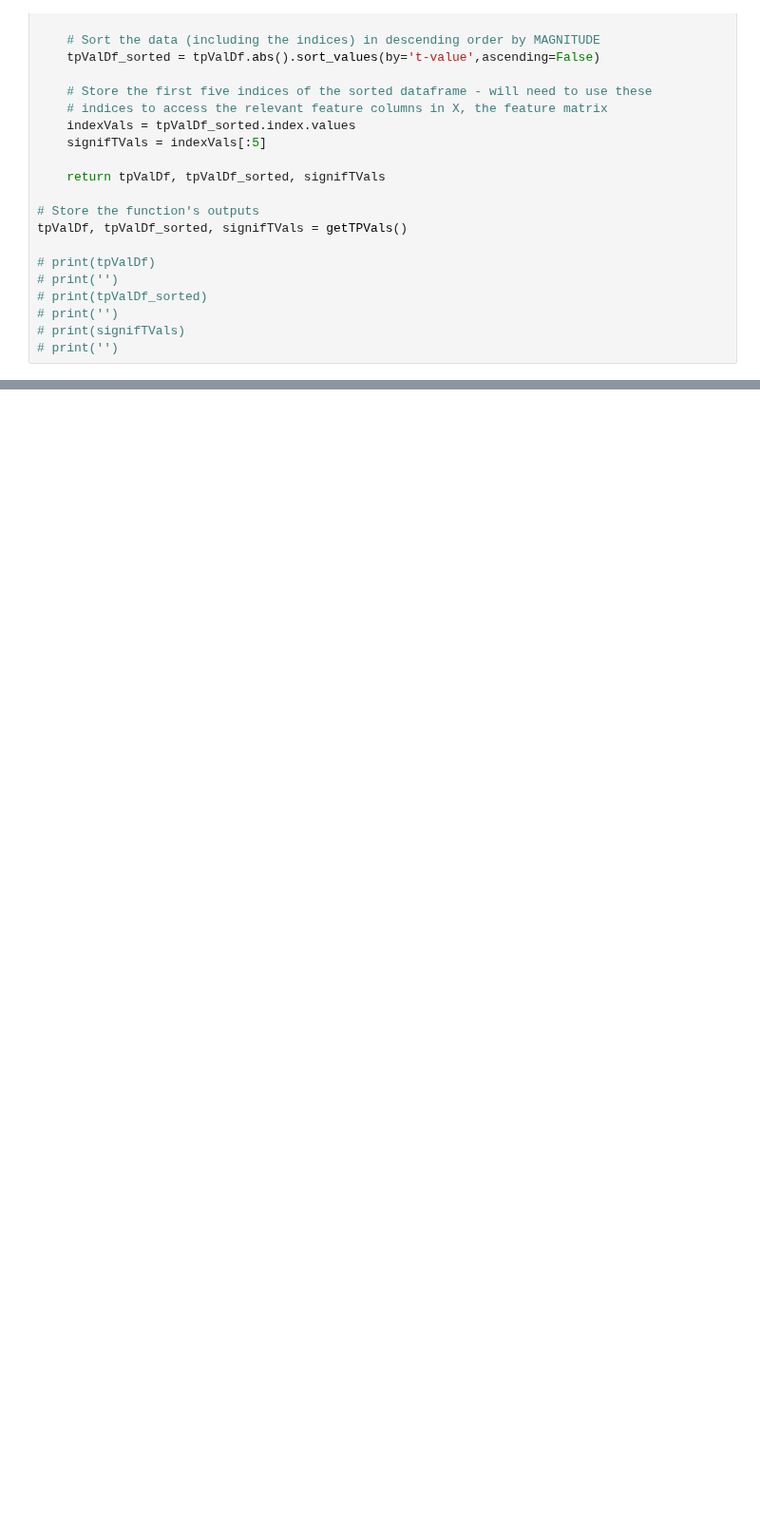
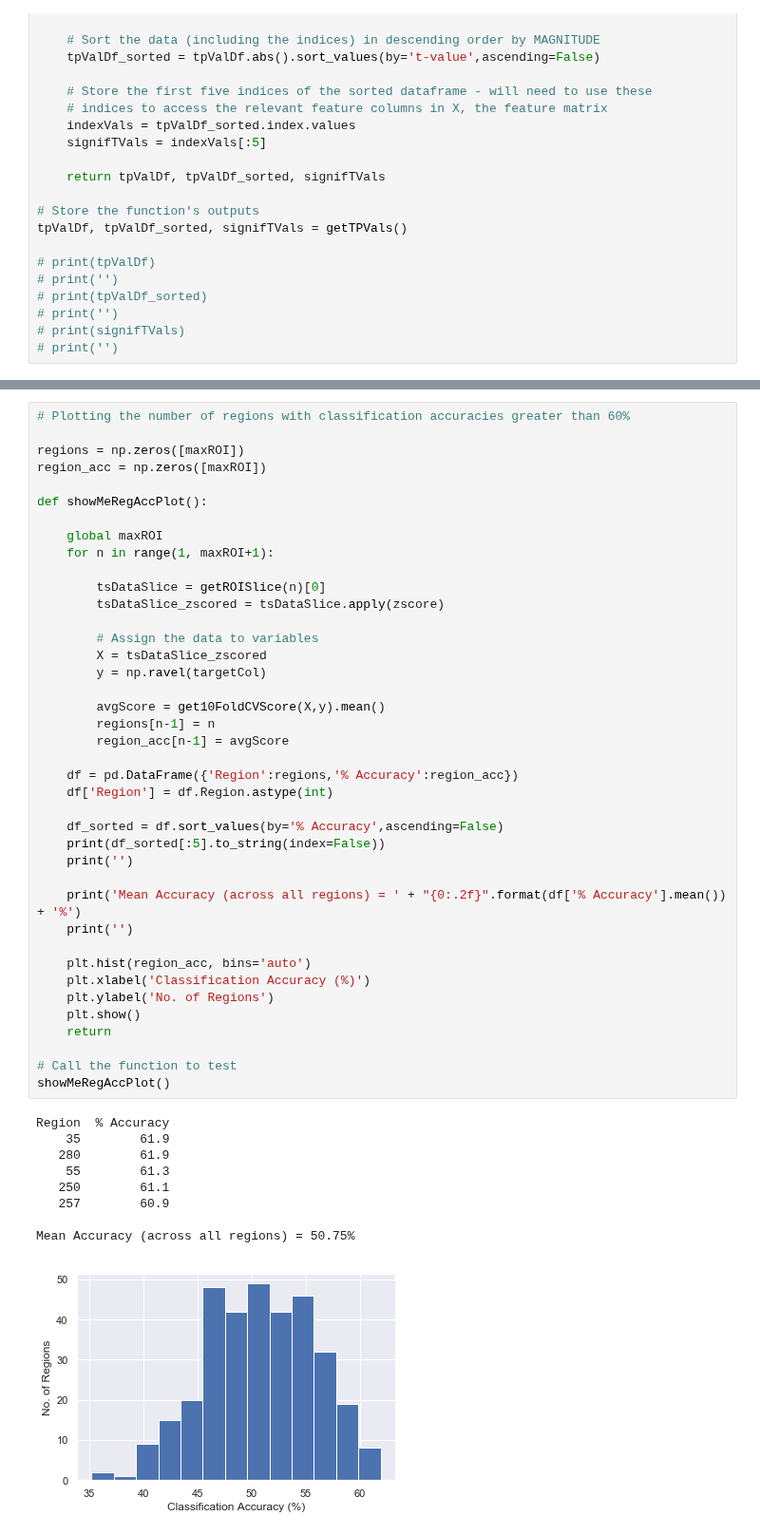
Before and after one commit to DynamicsAndNeuralSystems/fMRI_FeaturesDisorders, a Jupyter notebook: classifyFeatMat.ipynb, the cells around one changed output, grey strips where cells are left out. Shown at 95% size. Drawn from its saved outputs; the diff is of its cells as text; blank space fills up the shorter version.

```diff
--- a/classifyFeatMat.ipynb
+++ b/classifyFeatMat.ipynb
@@ -314,0 +308,50 @@ showMeViolinPlts()
+# %%
+# Plotting the number of regions with classification accuracies greater than 60%
+
+regions = np.zeros([maxROI])
+region_acc = np.zeros([maxROI])
+
+def showMeRegAccPlot():
+
+    global maxROI
+    for n in range(1, maxROI+1):
+
+        tsDataSlice = getROISlice(n)[0]
+        tsDataSlice_zscored = tsDataSlice.apply(zscore)
+
+        # Assign the data to variables
+        X = tsDataSlice_zscored
+        y = np.ravel(targetCol)
+
+        avgScore = get10FoldCVScore(X,y).mean()
+        regions[n-1] = n
+        region_acc[n-1] = avgScore
+
+    df = pd.DataFrame({'Region':regions,'% Accuracy':region_acc})
+    df['Region'] = df.Region.astype(int)
+
+    df_sorted = df.sort_values(by='% Accuracy',ascending=False)
+    print(df_sorted[:5].to_string(index=False))
+    print('')
+
+    print('Mean Accuracy (across all regions) = ' + "{0:.2f}".format(df['% Accuracy'].mean()) + '%')
+    print('')
+
+    plt.hist(region_acc, bins='auto')
+    plt.xlabel('Classification Accuracy (%)')
+    plt.ylabel('No. of Regions')
+    plt.show()
+    return
+
+# Call the function to test
+showMeRegAccPlot()
+# %% [output]
+Region  % Accuracy
+    35        61.9
+   280        61.9
+    55        61.3
+   250        61.1
+   257        60.9
+
+Mean Accuracy (across all regions) = 50.75%
+[figure, added]
```
Also changed, not shown: parts of 9 cells of this notebook, 1 other file.
